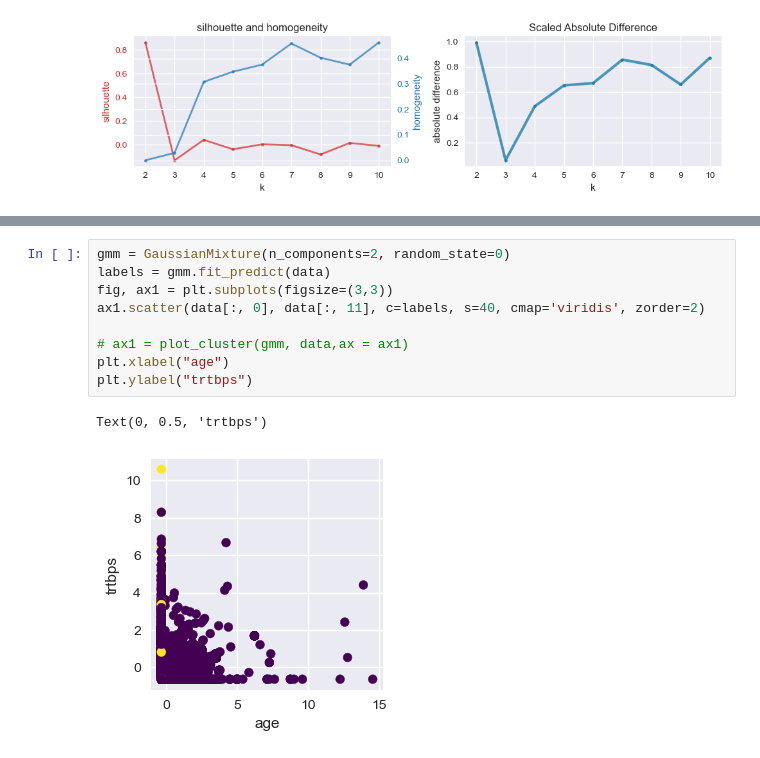
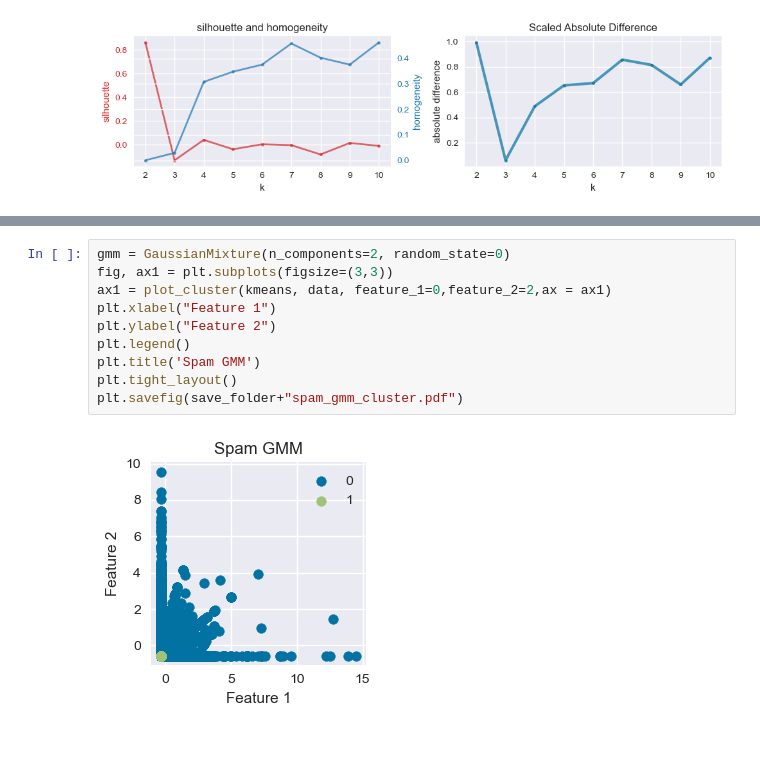
Before and after one commit to Alijafr/ML, a Jupyter notebook: assignment 3/code/Assignment 3.ipynb, the cells around one changed output, grey strips where cells are left out. Saved outputs shown, nothing was run; the diff lists cells and outputs as text.

```diff
--- a/assignment 3/code/Assignment 3.ipynb
+++ b/assignment 3/code/Assignment 3.ipynb
@@ -491,12 +548,12 @@ Text(0, 0.5, 'trtbps')
-# %%
-gmm = GaussianMixture(n_components=2, random_state=0)
-labels = gmm.fit_predict(data)
-fig, ax1 = plt.subplots(figsize=(3,3))
-ax1.scatter(data[:, 0], data[:, 11], c=labels, s=40, cmap='viridis', zorder=2)
-
-# ax1 = plot_cluster(gmm, data,ax = ax1)
-plt.xlabel("age")
-plt.ylabel("trtbps")
-# %% [output]
-Text(0, 0.5, 'trtbps')
-[figure, removed]
+# %%
+gmm = GaussianMixture(n_components=2, random_state=0)
+fig, ax1 = plt.subplots(figsize=(3,3))
+ax1 = plot_cluster(kmeans, data, feature_1=0,feature_2=2,ax = ax1)
+plt.xlabel("Feature 1")
+plt.ylabel("Feature 2")
+plt.legend()
+plt.title('Spam GMM')
+plt.tight_layout()
+plt.savefig(save_folder+"spam_gmm_cluster.pdf")
+# %% [output]
+[figure, added]
```
Also changed, not shown: parts of 9 cells of this notebook, 7 other files.
